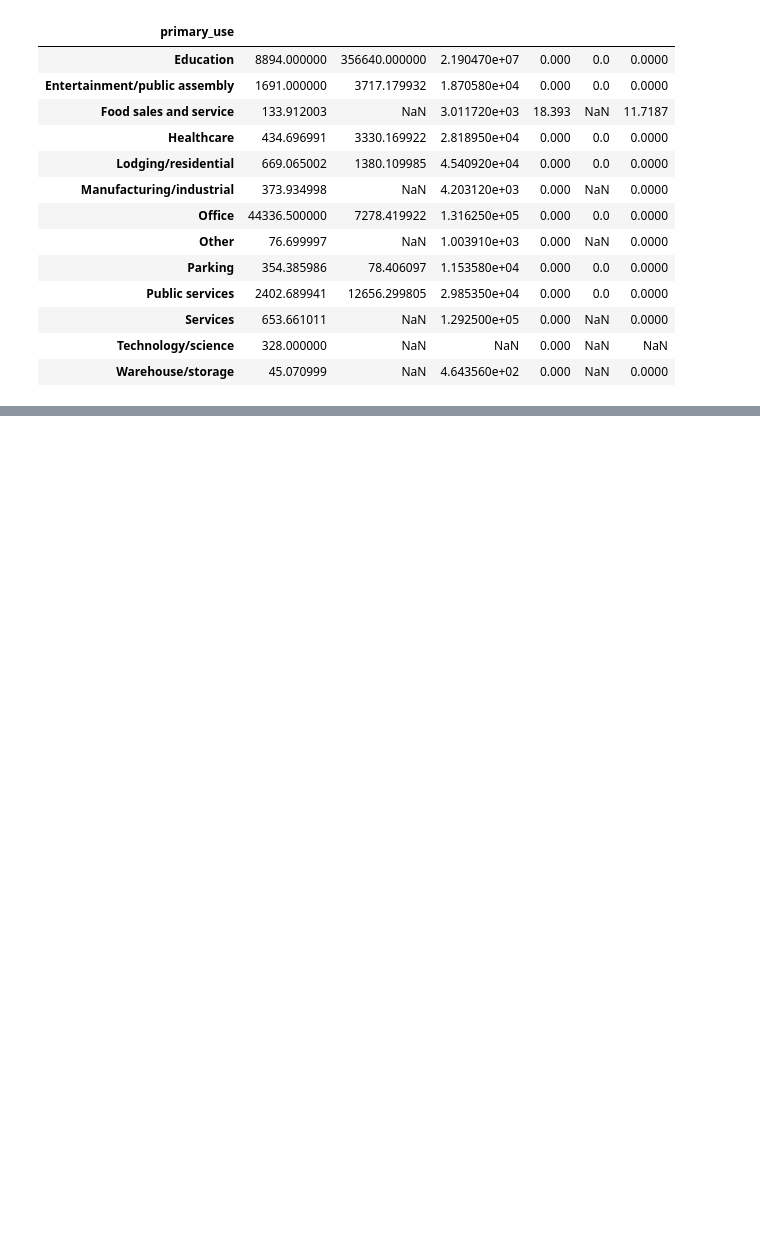
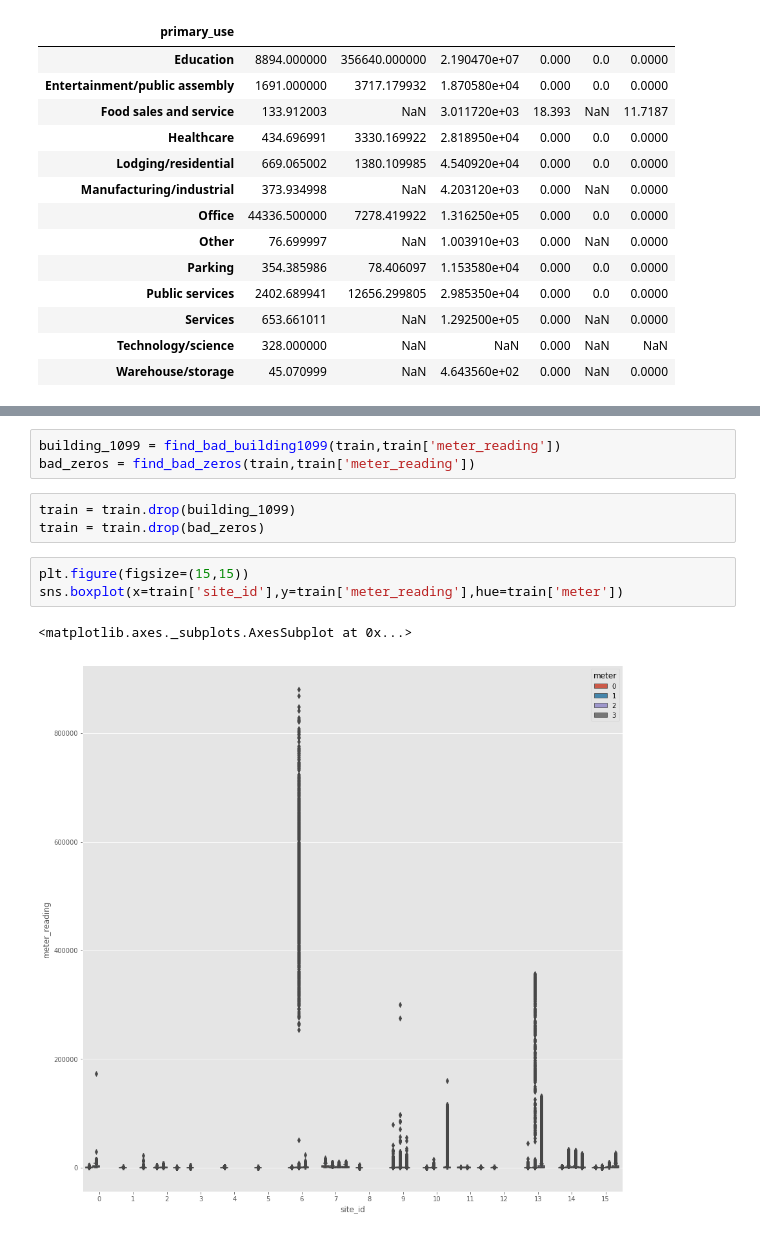
Before and after one commit to Latterlig96/KaggleHeatpredict, a Jupyter notebook: scripts/Feature_Look.ipynb, the cells around one changed output, grey strips where cells are left out. Saved outputs shown, nothing was run; the diff lists cells and outputs as text; blank space fills up the shorter version.

```diff
--- a/scripts/Feature_Look.ipynb
+++ b/scripts/Feature_Look.ipynb
@@ -164,0 +190,12 @@ site.groupby(['building_id']).mean().head(10)
+# %%
+building_1099 = find_bad_building1099(train,train['meter_reading'])
+bad_zeros = find_bad_zeros(train,train['meter_reading'])
+# %%
+train = train.drop(building_1099)
+train = train.drop(bad_zeros)
+# %%
+plt.figure(figsize=(15,15))
+sns.boxplot(x=train['site_id'],y=train['meter_reading'],hue=train['meter'])
+# %% [output]
+<matplotlib.axes._subplots.AxesSubplot at 0x...>
+[figure, added]
```
Also changed, not shown: parts of 17 cells of this notebook, 1 other file.
